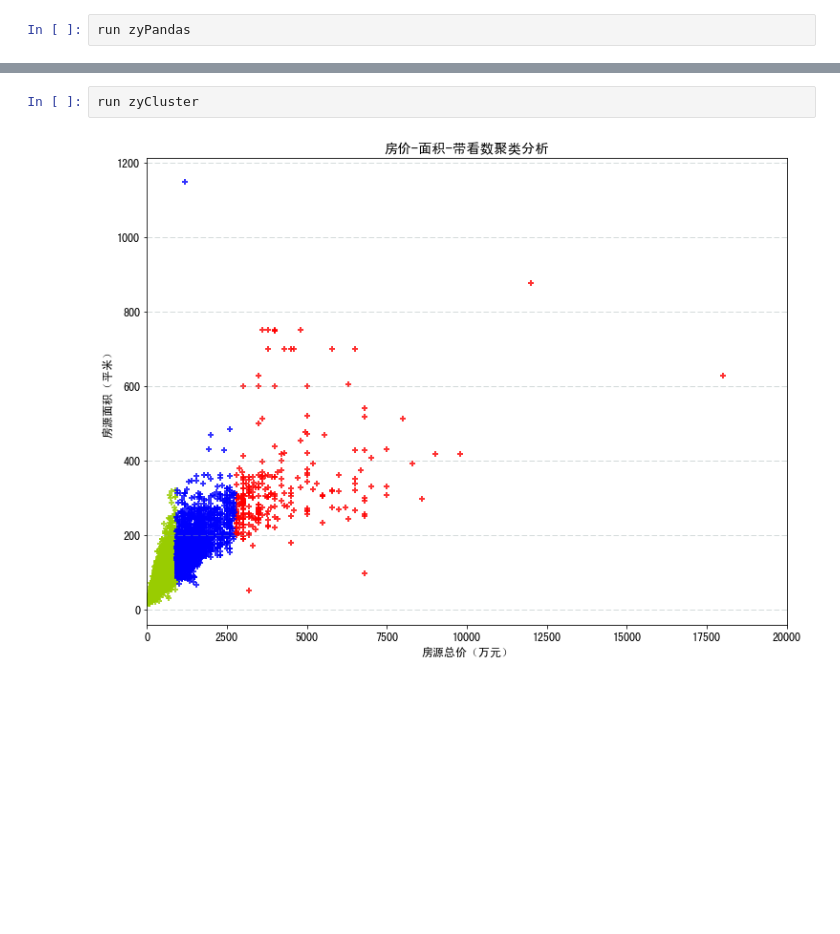
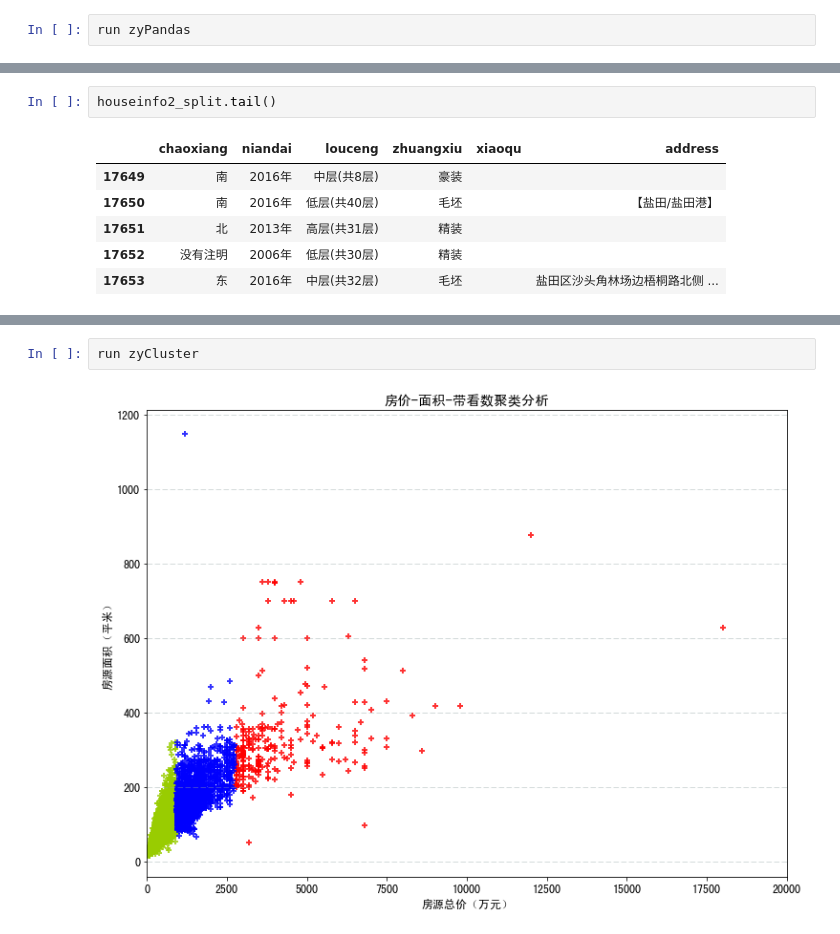
Before and after one commit to Hannah-water/bishe, a Jupyter notebook: zydc/spider/Untitled.ipynb, the cells around one changed output, grey strips where cells are left out. Drawn from its saved outputs; the diff is of its cells as text; blank space fills up the shorter version.

```diff
--- a/zydc/spider/Untitled.ipynb
+++ b/zydc/spider/Untitled.ipynb
@@ -25,0 +34,9 @@ Index([u'1室', u'1室1厅', u'1室2厅', u'2室', u'2室1厅', u'2室2厅', u'2
+# %%
+houseinfo2_split.tail()
+# %% [output]
+|  | chaoxiang | niandai | louceng | zhuangxiu | xiaoqu | address |
+| 17649 | 南 | 2016年 | 中层(共8层) | 豪装 |  |  |
+| 17650 | 南 | 2016年 | 低层(共40层) | 毛坯 |  | 【盐田/盐田港】 |
+| 17651 | 北 | 2013年 | 高层(共31层) | 精装 |  |  |
+| 17652 | 没有注明 | 2006年 | 低层(共30层) | 精装 |  |  |
+| 17653 | 东 | 2016年 | 中层(共32层) | 毛坯 |  | 盐田区沙头角林场边梧桐路北侧 ... |
```
Also changed, not shown: parts of 7 cells of this notebook, 9 other files.
